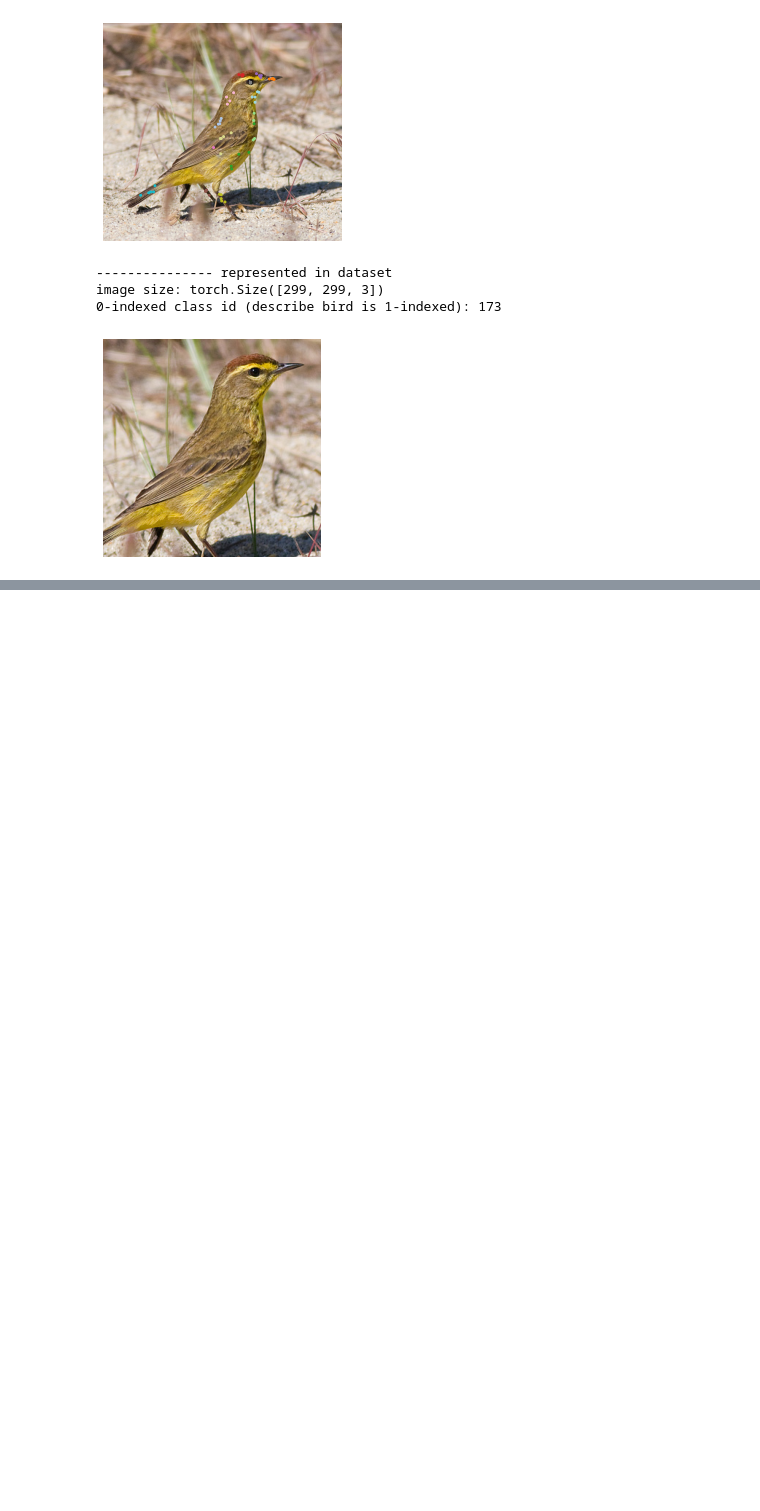
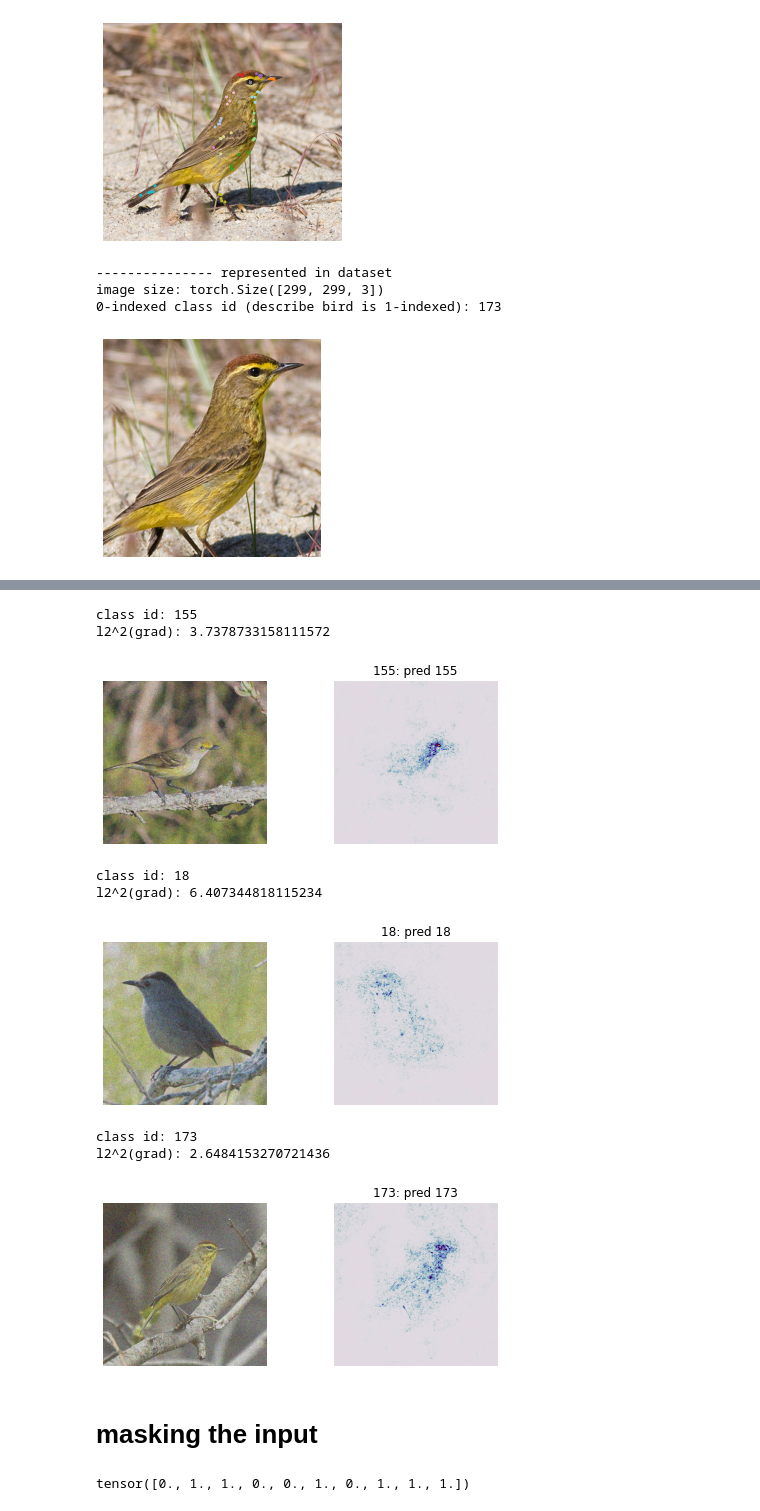
Before and after one commit to nathanwang000/ConceptCredibleModel, a Jupyter notebook: notebooks/attribution.ipynb, the cells around one changed output, grey strips where cells are left out. Saved outputs shown, nothing was run; the diff lists cells and outputs as text; code cells hidden in the pictures; blank space fills up the shorter version.

```diff
--- a/notebooks/attribution.ipynb
+++ b/notebooks/attribution.ipynb
@@ -89,0 +96,28 @@ class id: 173
+# %%
+scale = 0.05
+cub_test = TransformWrapper(CUB_test_transform(Subset(cub, test_indices)),
+                            x_transform(lambda x: x + scale * torch.randn_like(x)))
+
+fn = f'../outputs/9d6b1fe6330211ecb773ac1f6b24a434/ccm.pt'
+show_explanation(cub_test, 100, [torch.load(fn)],
+                 explain_method=lambda model: IntegratedGradients(model, steps=10))
+show_explanation(cub_test, 10, [torch.load(fn)],
+                 explain_method=lambda model: IntegratedGradients(model, steps=10))
+show_explanation(cub_test, 45, [torch.load(fn)],
+                 explain_method=lambda model: IntegratedGradients(model, steps=10))
+# %% [output]
+class id: 155
+l2^2(grad): 3.7378733158111572
+[figure, added]
+class id: 18
+l2^2(grad): 6.407344818115234
+[figure, added]
+class id: 173
+l2^2(grad): 2.6484153270721436
+[figure, added]
+# %% [markdown]
+# masking the input
+# %%
+torch.randint_like(torch.zeros(10), 2)
+# %% [output]
+tensor([0., 1., 1., 0., 0., 1., 0., 1., 1., 1.])
```
Also changed, not shown: parts of 3 cells of this notebook, 3 other files.
